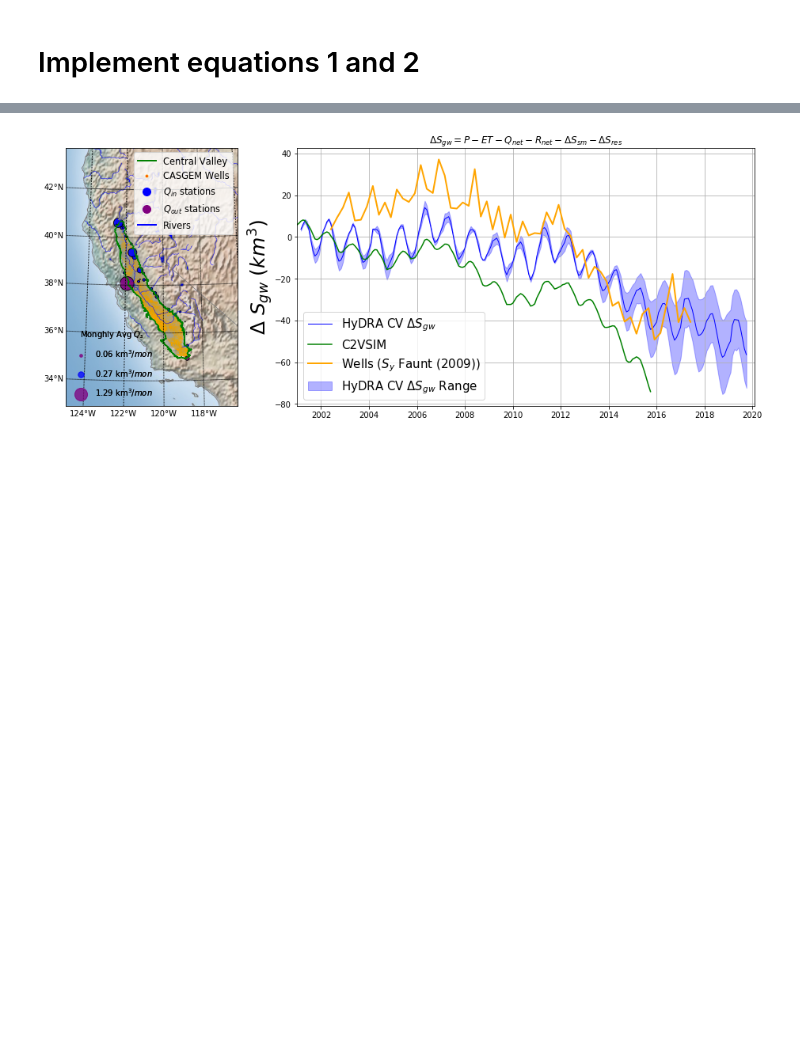
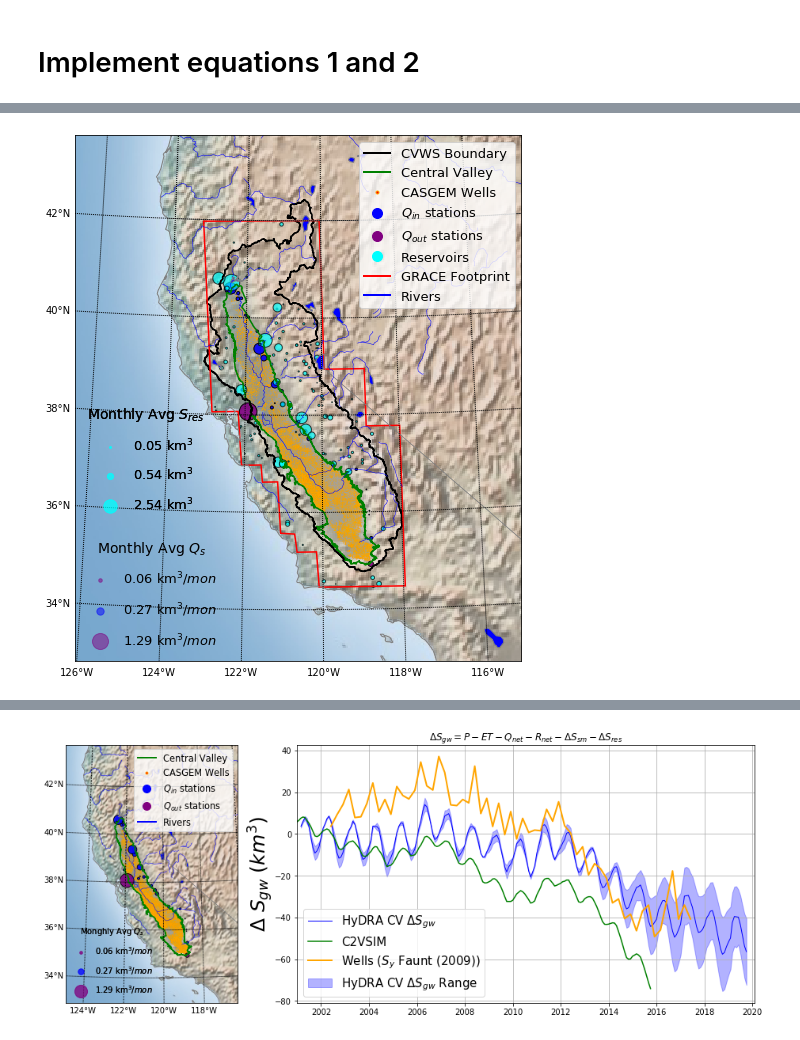
Before and after one commit to kashingtonDC/HyDRA, a Jupyter notebook: code/04_Figures.ipynb, the cells around one changed output, grey strips where cells are left out. Saved outputs shown, nothing was run; the diff lists cells and outputs as text; code cells hidden in the pictures; blank space fills up the shorter version.

Commit message:
Figures clean run

```diff
--- a/code/04_Figures.ipynb
+++ b/code/04_Figures.ipynb
@@ -62,7 +62,7 @@ inflow = gauges[gauges['gauge_id'].isin(st_in)]
 outflow = gp.read_file('../shape/outflow.shp')
 
 # Reservoirs
-reservoirs = gp.read_file("../shape/reservoirs_cvws.shp")
+reservoirs = gp.read_file("../shape/reservoirs_grace.shp")
 # %% [markdown]
 # Load water balance data
 # %%
@@ -417,7 +412,7 @@ def draw_points(gdf, mpl_map, sizecol = None, color = 'red', alpha = 0.7, edgeco
             lons.append(pt[0])
 
     if sizecol is None:
-        sizecol = 0.001
+        sizecol = 0.006
     else:
         sizecol = sizecol.values
 
@@ -429,0 +432,80 @@ p3 = np.percentile(pd.concat([inflow, outflow])['q_km3_avg'], 99)
+# %%
+# Setup fig
+f, ax1 = plt.subplots(1,1,figsize=(8,12))
+
+# Initialize the basemap
+m = Basemap(ax = ax1,projection='lcc', ellps='WGS84',resolution='i',
+            lat_0=cvws.centroid.y, lon_0=cvws.centroid.x, # Use the geom centroid to center the map
+            width=1.02e6, height=1.2e6)
+
+# Add stuff to basemap
+m.shadedrelief(zorder = 0)
+m.drawcoastlines(color='gray')
+m.drawcountries(color='gray')
+m.drawstates(color='gray')
+m.drawrivers(color = "blue")
+m.fillcontinents(color='none',lake_color='blue')
+
+# Draw lines of latitude and longitude. Labels are like [left,right,top,bottom]
+parallels = np.arange(0.,90.,2.)
+meridians = np.arange(0.,360.,2.)
+
+m.drawparallels(parallels,labels=[True,False,True,False]) # [left,right,top,bottom]
+m.drawmeridians(meridians,labels=[True,False,False,True]) # [left,right,top,bottom]
+
+# Draw the shapefiles
+draw_points(casgem, m, alpha =1,color = 'orange', fill = True)
+draw_points(inflow,m, alpha = 0.9, sizecol= inflow["q_km3_avg"]*200,  color= 'blue', edgecolor = 'black')
+draw_points(outflow,m, alpha = 0.9, sizecol= outflow["q_km3_avg"]*200,  color= 'purple', edgecolor = 'black')
+draw_poly(cvsa, m, alpha = 1, edgecolor = 'green', lw = 1.5, fill = False)
+draw_poly(cvws, m, alpha = 1, edgecolor = 'black', lw = 1.5, fill = False)
+draw_poly(grace_sa, m, alpha = 1, edgecolor = 'red', lw = 1.5, fill = False)
+draw_points(reservoirs,m, alpha = 0.7, sizecol= reservoirs["Smean"]*70,  color= 'cyan', edgecolor = 'black')
+
+# Make the first legend (upper left of map)
+custom_lines = [Line2D([0], [0], color='black', lw=2),
+                Line2D([0], [0], color='green', lw=2),
+                Line2D([0], [0], linewidth=0, marker='o', markersize=3, markeredgecolor = 'orange',markerfacecolor="red"),
+                Line2D([0], [0], linewidth=0, marker='o', markersize=10, markeredgecolor = 'blue',markerfacecolor="blue"),
+                Line2D([0], [0], linewidth=0, marker='o', markersize=10, markeredgecolor = 'purple',markerfacecolor="purple"),
+                Line2D([0], [0], linewidth=0, marker='o', markersize=10, markeredgecolor = 'cyan',markerfacecolor="cyan"),
+                Line2D([0], [0], color='red', lw=2),
+                Line2D([0], [0], color='blue', lw=2)
+                ]
+
+leg1 = ax1.legend(custom_lines, ["CVWS Boundary", 'Central Valley',
+                                 'CASGEM Wells', "$Q_{in}$ stations","$Q_{out}$ stations",
+                                 "Reservoirs",
+                                 "GRACE Footprint",
+                                 "Rivers"],
+                    loc = "upper right",
+                    prop={'size':13})
+
+# Make second legend for streamflow discharge
+for p,color in zip([p1, p2, p3], ["purple",'blue','purple']):
+    ax1.scatter([], [], c=color, alpha=0.5, s=p*200,
+                label=str(round(p,2)) + ' km$^3/mon$')
+
+leg2 = ax1.legend(scatterpoints=1, frameon=False,
+           labelspacing=1, loc='lower left', prop={'size':13})
+leg2.set_title("Monthly Avg $Q_s$", prop = {'size':14})
+
+
+# Third legend for reservoir storage
+h = [plt.scatter([],[], color="cyan", alpha=0.5, s=rp*70,label=str(round(rp,2)) + ' km$^3$')
+     for rp in [rp1, rp2, rp3]]
+
+leg3 = ax1.legend(handles=h, scatterpoints=1, frameon=False,
+           labelspacing=1, loc='lower left',
+            prop={'size':13}, bbox_to_anchor=(0.0, 0.26))
+leg3.set_title("Monthly Avg $S_{res}$", prop = {'size':14})
+
+
+# Add legends
+ax1.add_artist(leg1)
+ax1.add_artist(leg2)
+ax1.add_artist(leg3)
+
+plt.show()
+# %% [output]
+[figure, added]
```
Also changed, not shown: parts of 8 cells of this notebook.
